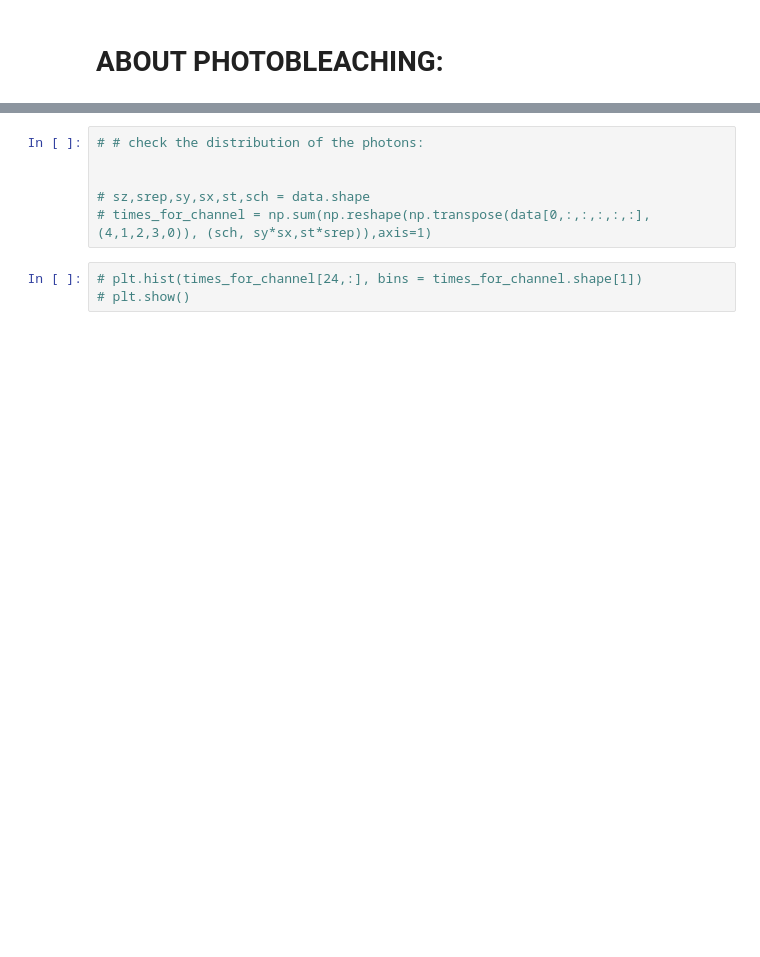
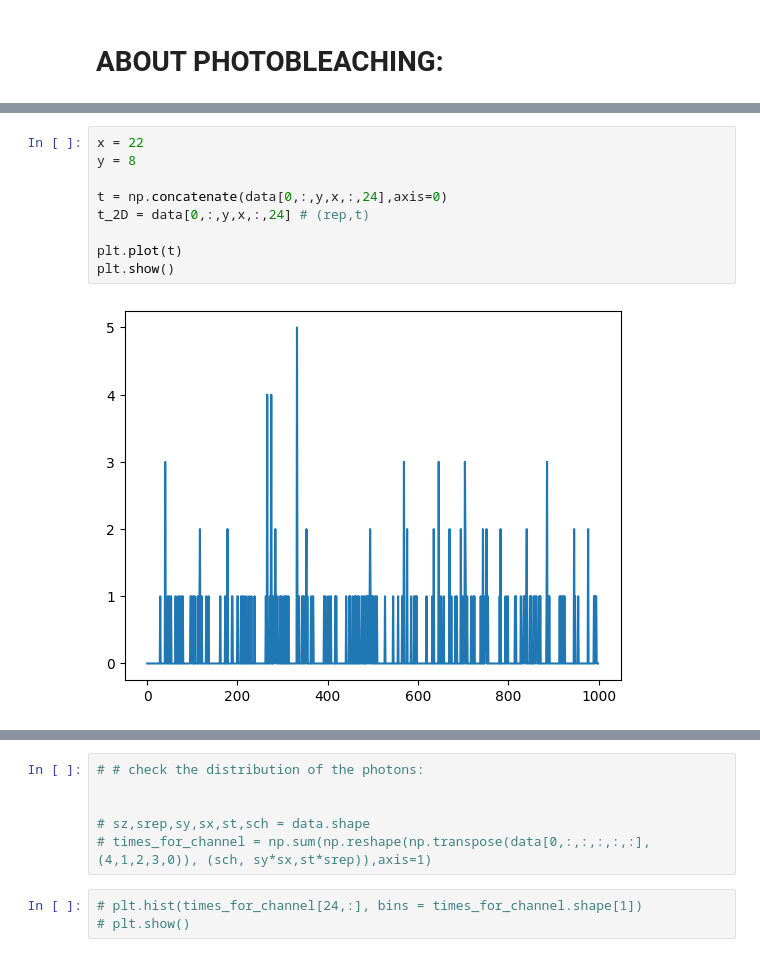
Before and after one commit to CarminatiGiovanni/tesi, a Jupyter notebook: analisi.ipynb, the cells around one changed output, grey strips where cells are left out. Drawn from its saved outputs; the diff is of its cells as text; blank space fills up the shorter version.

```diff
--- a/analisi.ipynb
+++ b/analisi.ipynb
@@ -279,0 +292,11 @@ Data format (z,rep,y,x,t,ch) (1, 100, 64, 64, 10, 49)
+# %%
+x = 22
+y = 8
+
+t = np.concatenate(data[0,:,y,x,:,24],axis=0)
+t_2D = data[0,:,y,x,:,24] # (rep,t)
+
+plt.plot(t)
+plt.show()
+# %% [output]
+[figure, added]
```
Also changed, not shown: parts of 13 cells of this notebook, 15 other files.
